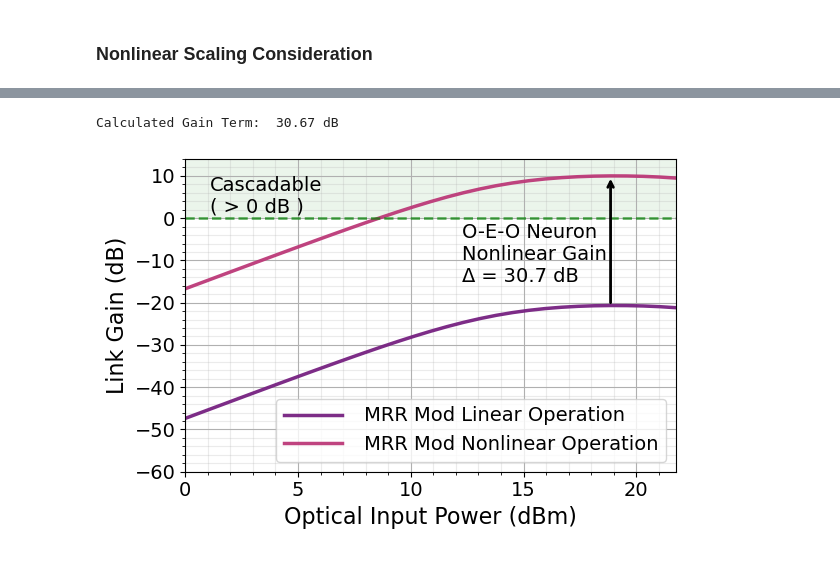
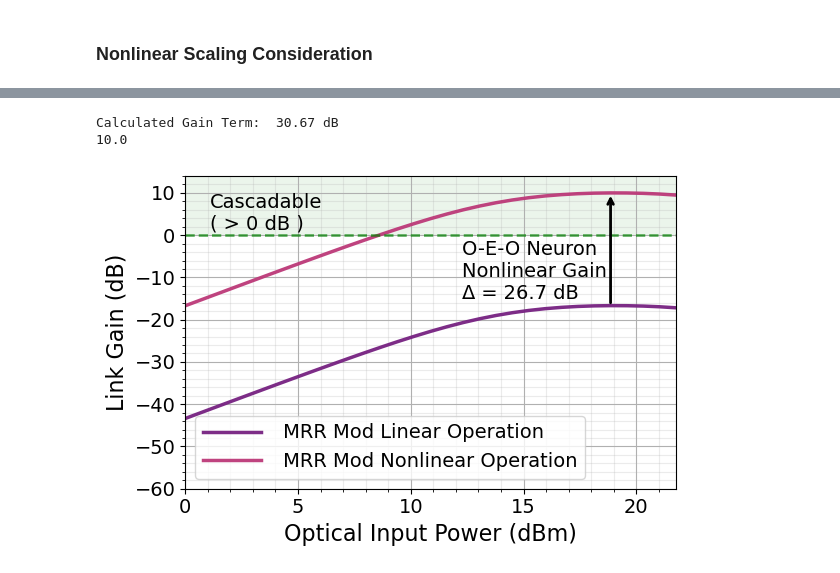
Before and after one commit to ericcblow/MicrowavePhotonicSimulations, a Jupyter notebook: RF Analysis - Si Ph/SiPh_RF_Simulations.ipynb, the cells around one changed output, grey strips where cells are left out. Saved outputs shown, nothing was run; the diff lists cells and outputs as text; code cells hidden in the pictures.

```diff
--- a/RF Analysis - Si Ph/SiPh_RF_Simulations.ipynb
+++ b/RF Analysis - Si Ph/SiPh_RF_Simulations.ipynb
@@ -1402,6 +1399,11 @@ Gopt_lin = db_to_lin(Gopt)
 G_EM_lin_MRRModL = (1/4)*((np.pi*Pin_lin*Tmod_MRRMod_lin*RL)/(2*Vpi_MRRMod))**2*Gopt_lin**2*Rpd_Int**2 ##lin
 G_EM_MRRModL = lin_to_db(G_EM_lin_MRRModL) ##dB
 
+# Optional Adjustment to get to Tait -16 dB, difference in 4 dB
+G_Taitadjust = G_Taitmod - np.max(G_EM_MRRModL)
+G_EM_MRRModL = G_EM_MRRModL + G_Taitadjust
+# print(G_Taitadjust)
+
 # Noise Figure
 NF_EM_lin_MRRModL = 1 + \
     (16*Vpi_MRRMod**2)/(np.pi**2 * Pin_lin**2 * Gopt_lin **2 * Rpd_Int **2 * RL **2) + \
@@ -1416,12 +1418,15 @@ SFDR_3_MRRModL = (2/3)*((4*Vpi_MRRMod**2)/(np.pi**2*RL) - NF_EM_MRRModL + 174 )
 # Nonlinear Operated Neuron
 # Link Loss
 NL_Gain_experiment = 10 # dB ; Typical Gain from Josh's Paper
-NL_GT = NL_Gain_experiment - np.max(G_EM_MRRModL)
+
+
+G_EM_lin_MRRModNL = (1/4)*((np.pi*Pin_lin*Tmod_MRRMod_lin*RL)/(2*Vpi_MRRMod))**2*Gopt_lin**2*Rpd_Int**2 ##lin
+G_EM_MRRModNL = lin_to_db(G_EM_lin_MRRModNL) ##dB
+
+NL_GT = NL_Gain_experiment - np.max(G_EM_MRRModNL)
 print('Calculated Gain Term: ', np.round(NL_GT,2), 'dB')
-NL_GT_lin = db_to_lin(NL_GT)
-
-G_EM_lin_MRRModNL = (NL_GT_lin)*(1/4)*((np.pi*Pin_lin*Tmod_MRRMod_lin*RL)/(2*Vpi_MRRMod))**2*Gopt_lin**2*Rpd_Int**2 ##lin
-G_EM_MRRModNL = lin_to_db(G_EM_lin_MRRModNL) ##dB
+G_EM_MRRModNL = G_EM_MRRModNL + NL_GT
+print(np.max(G_EM_MRRModNL))
 
 # Noise Figure
 NF_EM_lin_MRRModNL = 1 + \
@@ -1434,6 +1439,7 @@ NF_EM_MRRModNL = lin_to_db(NF_EM_lin_MRRModNL) ##dB
 SFDR_3_MRRModNL = (2/3)*((4*Vpi_MRRMod**2)/(np.pi**2*RL) - NF_EM_MRRModNL + 174 )
 # %% [output]
 Calculated Gain Term:  30.67 dB
+10.0
 # %%
 fig, ax = plt.subplots(1, 1, figsize=(6, 4))
 
@@ -1484,7 +1490,7 @@ ax.annotate(
 # --- Add text next to arrow ---
 ax.text(
     x_lin - 6.6,                   # slight horizontal offset
-    (y_lin + y_nl)/2 - 3.3,
+    (y_lin + y_nl)/2 - 5.3,
     f'O-E-O Neuron \nNonlinear Gain\nΔ = {delta_gain:.1f} dB',
     fontsize=fs-2,
     verticalalignment='center'
@@ -1516,31 +1522,31 @@ ax.axhspan(
     facecolor='green',
     alpha=0.08,
     zorder=0
 )
 
 # Label the shaded region
 ax.text(
     Pin_max * 0.05,           # left side
     ax.get_ylim()[1] - 4,     # near top
     'Cascadable\n( > 0 dB )',
     color='black',
     fontsize=fs-2,
     verticalalignment='top'
 )
 
 ax.set_ylabel('Link Gain (dB)', fontsize=fs)
 ax.set_xlabel('Optical Input Power (dBm)', fontsize=fs)
 ax.set_xlim(0, Pin_max)
 
 ax.grid(True, which='major')
 ax.minorticks_on()
 ax.grid(True, which='minor', alpha=0.25)
 ax.tick_params(axis='both', labelsize=fs-2)
 ax.legend(frameon=True, fontsize=fs-2, handlelength=3, loc='best')
 plt.tight_layout()
 if isSaving:
     outputFile = 'RF_Analysis_Nonlinear.pdf'
     plt.savefig(outputFile, format='pdf', dpi=dpi_res, bbox_inches='tight')
 plt.show()
 # %% [output]
-[figure, old version]
+[figure, new version]
```
Also changed, not shown: parts of 3 cells of this notebook, 3 other files.
